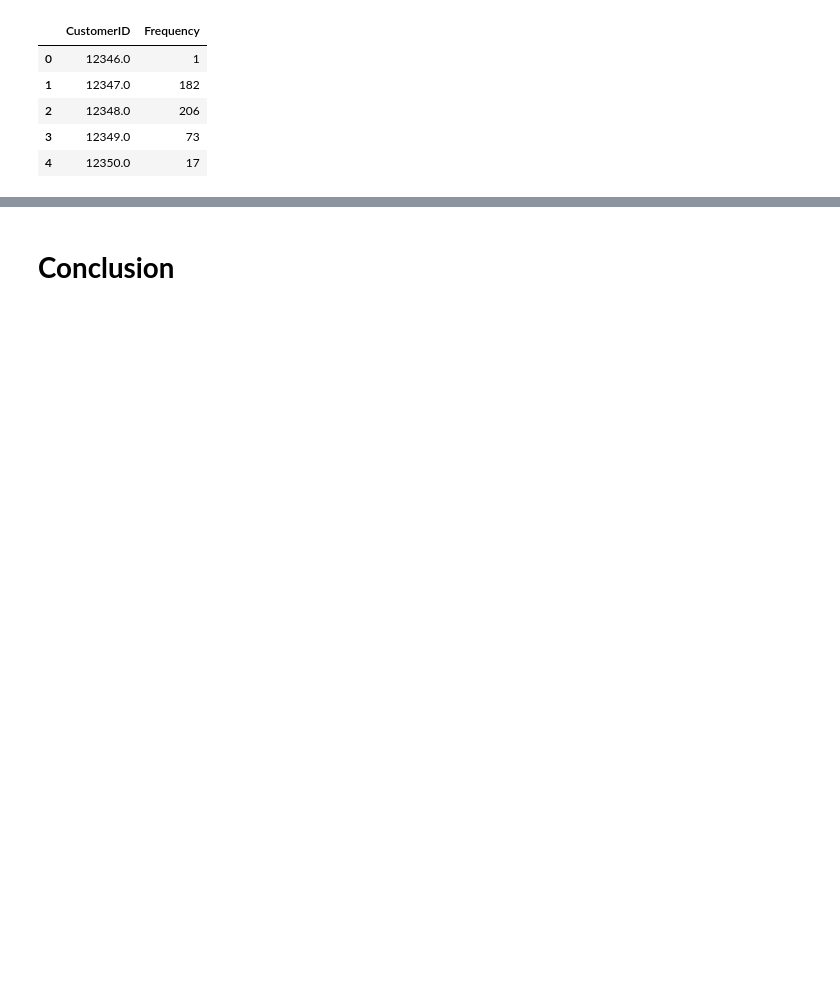
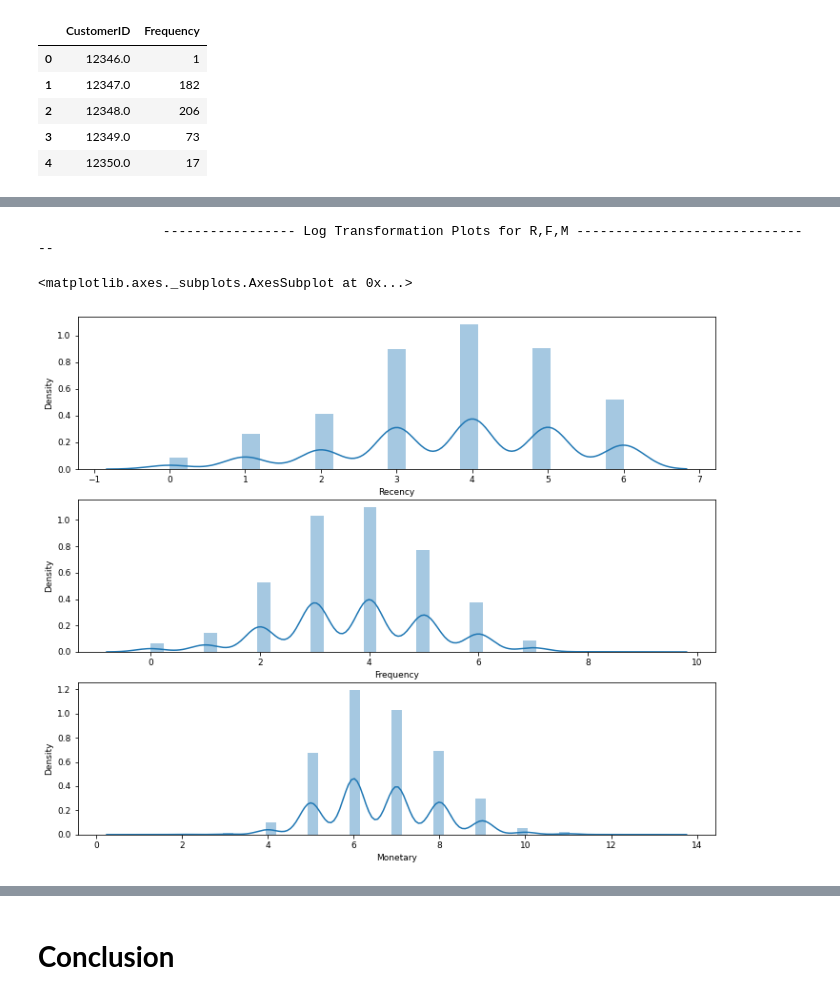
Before and after one commit to preetikhullbe/Online-retail-customer-segmentation, a Jupyter notebook: Online_retail_customer_segmentation.ipynb, the cells around one changed output, grey strips where cells are left out. Saved outputs shown, nothing was run; the diff lists cells and outputs as text; code cells hidden in the pictures; blank space fills up the shorter version.

```diff
--- a/Online_retail_customer_segmentation.ipynb
+++ b/Online_retail_customer_segmentation.ipynb
@@ -822,0 +912,3 @@ rfm.head(10)
+# %%
+#Removing 0 from the all columns for log transformation because log0 is not defined
+RFM = RFM[(RFM.Recency>0) & (RFM.Monetary>0) & (RFM.Monetary>0)]
@@ -822,0 +928,8 @@ rfm.head(10)
+# %%
+# Taking Log of columns
+RFM['Recency']=np.log(RFM.Recency)
+RFM['Frequency']=np.log(RFM.Frequency)
+RFM['Monetary']=np.log(RFM.Monetary)
+# %%
+#rounding dataset
+RFM=round(RFM)
@@ -822,0 +946,14 @@ rfm.head(10)
+# %%
+# Checking the distribution of Recency, Frequency and Monetary variables after log transformation
+print("                ----------------- Log Transformation Plots for R,F,M -------------------------------")
+plt.figure(figsize=(12,10))
+plt.subplot(3, 1, 1)
+sns.distplot(RFM['Recency'])
+plt.subplot(3, 1, 2)
+sns.distplot(RFM['Frequency'])
+plt.subplot(3, 1, 3)
+sns.distplot(RFM['Monetary'])
+# %% [output]
+                ----------------- Log Transformation Plots for R,F,M -------------------------------
+<matplotlib.axes._subplots.AxesSubplot at 0x...>
+[figure, added]
```
Also changed, not shown: parts of 54 cells of this notebook.
